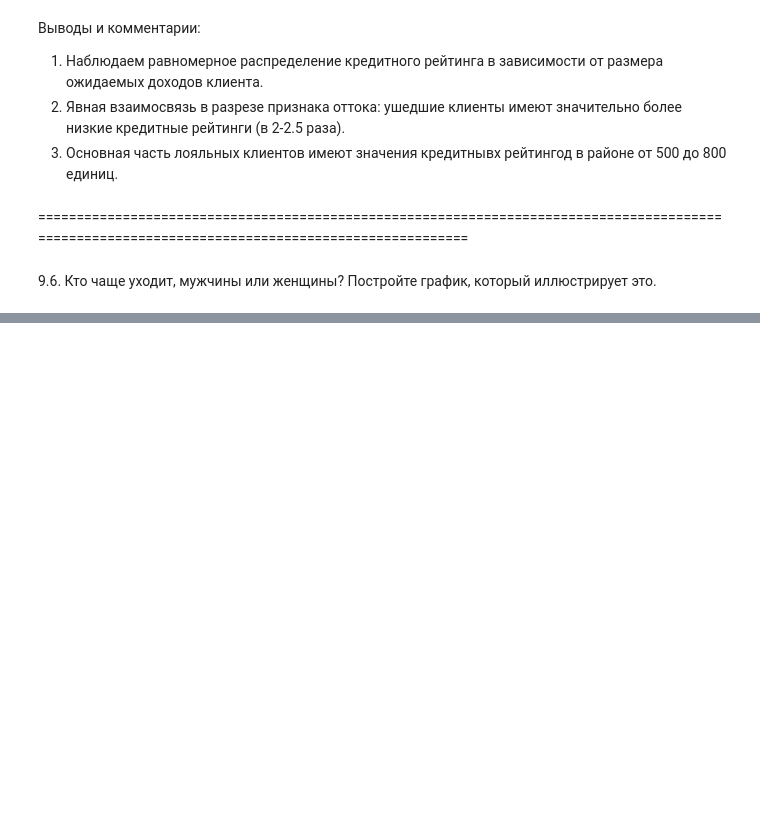
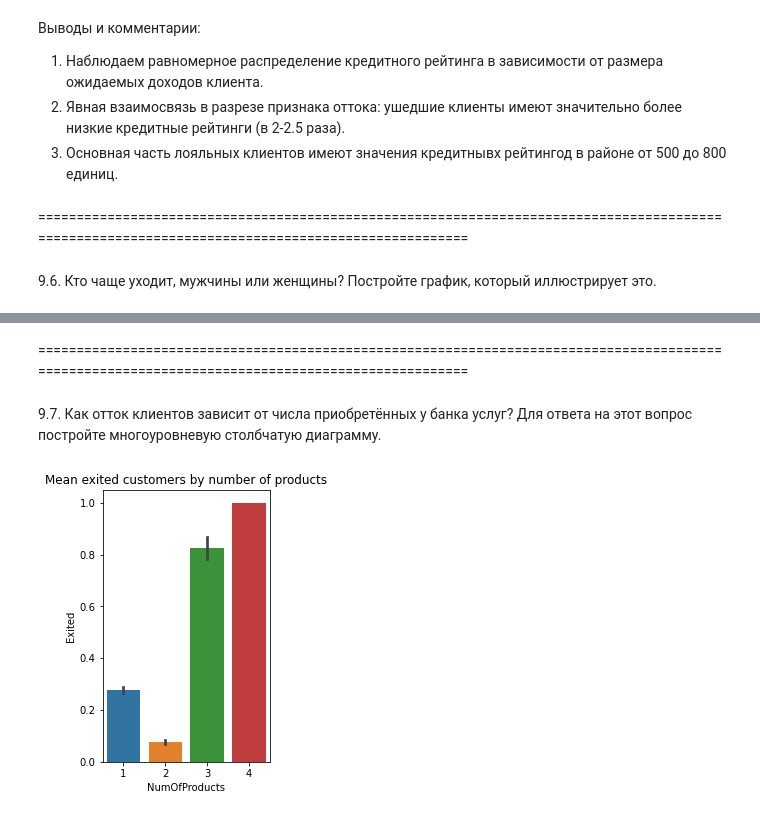
Before and after one commit to FreeRadical1320/sf_data_science, a Jupyter notebook: practice/PYTHON-13 Visualisation.ipynb, the cells around one changed output, grey strips where cells are left out. Saved outputs shown, nothing was run; the diff lists cells and outputs as text; code cells hidden in the pictures; blank space fills up the shorter version.

```diff
--- a/practice/PYTHON-13 Visualisation.ipynb
+++ b/practice/PYTHON-13 Visualisation.ipynb
@@ -262,0 +257,15 @@ barplot.set_title('Средний процент болеющего населе
+# %% [markdown]
+=================================================================================================================================================
+# %% [markdown]
+9.7. Как отток клиентов зависит от числа приобретённых у банка услуг? Для ответа на этот вопрос постройте многоуровневую столбчатую диаграмму.
+# %%
+fig = plt.figure(figsize=(3, 5))
+
+barplot = sns.barplot(
+    data=churn_data,
+    x='NumOfProducts',
+    y='Exited'
+)
+barplot.set_title('Mean exited customers by number of products');
+# %% [output]
+[figure, added]
```
Also changed, not shown: parts of 5 cells of this notebook.
